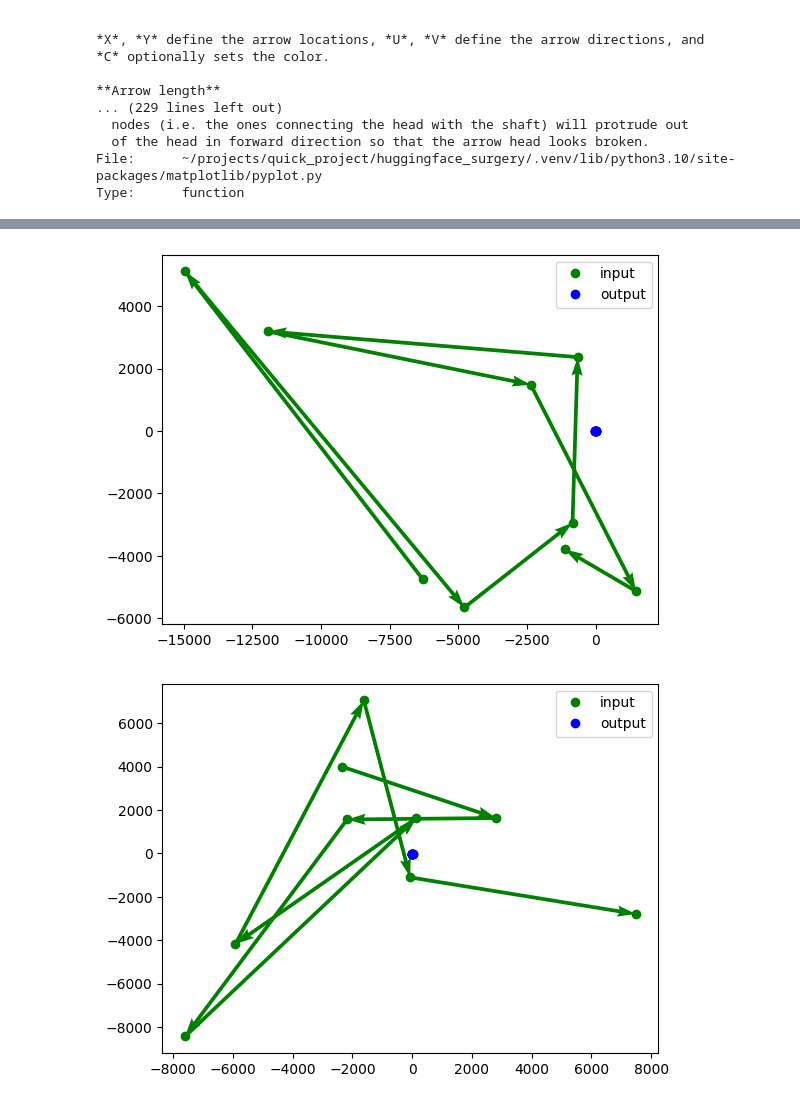
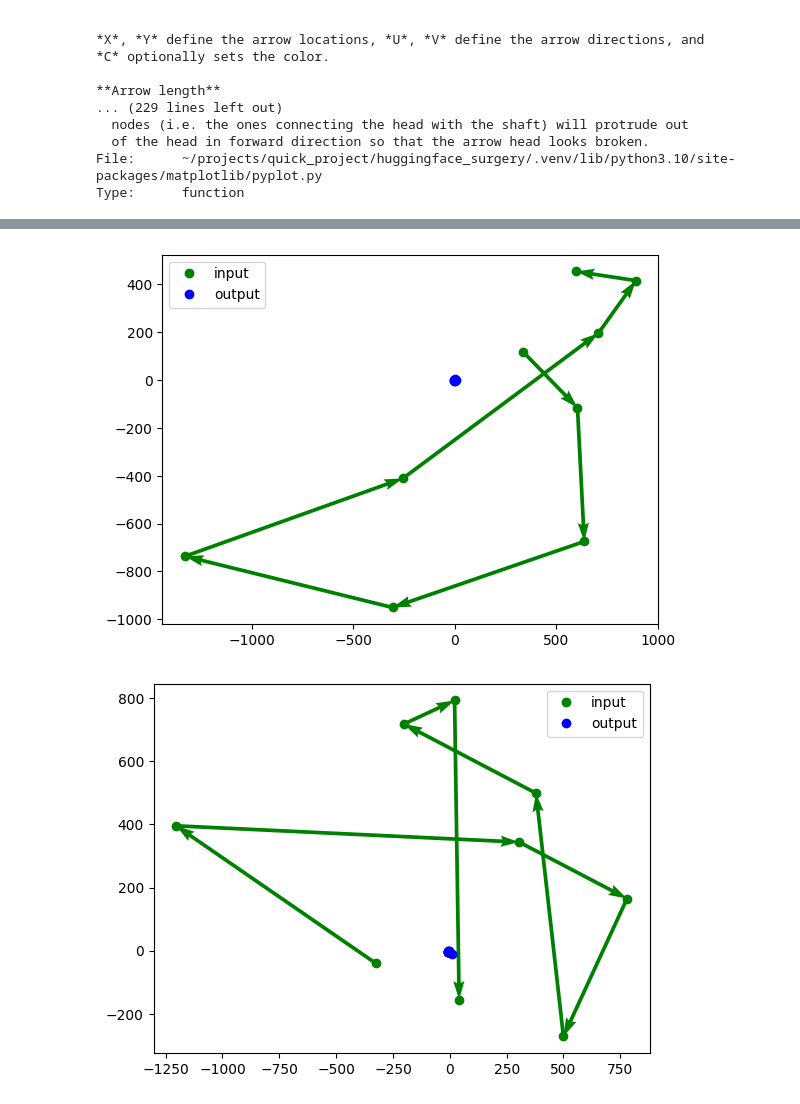
Before and after one commit to rcpaffenroth/iterativennsimple_extension, a Jupyter notebook: huggingface_surgery/notebooks/04-rcp-path-analysis.ipynb, the cells around one changed output, grey strips where cells are left out. Drawn from its saved outputs; the diff is of its cells as text; code cells hidden in the pictures.

```diff
--- a/huggingface_surgery/notebooks/04-rcp-path-analysis.ipynb
+++ b/huggingface_surgery/notebooks/04-rcp-path-analysis.ipynb
@@ -55 +111,3 @@ tensor(1390.7861, device='cuda:0')
+# %%
+X = X @ W
 # %%
@@ -59,3 +117,5 @@ tensor(438917.5000, device='cuda:0')
 # %%
-# project the input_points to two dimensions using pca in pytorch using svd
-U,S,V = torch.svd_lowrank(Y)
+
+# project the input points to two dimensions
+path1_points_2d = torch.matmul(X, V[:,:2])
+path2_points_2d = torch.matmul(Y, V[:,:2])
@@ -67,7 +122,7 @@ output_points_2d = torch.matmul(Y, V[:,:2])
 # %%
 # Ok, now go back to the original shapes for plotting
-input_points_2d = input_points_2d.reshape(number_of_paths, length_of_path-1, -1).cpu()
-output_points_2d = output_points_2d.reshape(number_of_paths, length_of_path-1, -1).cpu()
+path1_points_2d = path1_points_2d.reshape(number_of_paths, length_of_path-1, -1).cpu()
+path2_points_2d = path2_points_2d.reshape(number_of_paths, length_of_path-1, -1).cpu()
 # %%
 ?plt.quiver
 # %% [output]
@@ -91,19 +146,19 @@ Type:      function
 # %%
 plot_range = torch.arange(0,10)
 for i in range(4):
-    plt.plot(input_points_2d[i, plot_range, 0],
-             input_points_2d[i, plot_range, 1],
+    plt.plot(path1_points_2d[i, plot_range, 0],
+             path1_points_2d[i, plot_range, 1],
              'o', color='g', label='input')
-    x = input_points_2d[i, plot_range, 0]
-    y = input_points_2d[i, plot_range, 1]
+    x = path1_points_2d[i, plot_range, 0]
+    y = path1_points_2d[i, plot_range, 1]
     plt.quiver(x[:-1], y[:-1],x[1:]-x[:-1], y[1:]-y[:-1],
                color='g', angles='xy', scale_units='xy', scale=1)
 
-    plt.plot(output_points_2d[i, plot_range ,0],
-             output_points_2d[i, plot_range, 1],
+    plt.plot(path2_points_2d[i, plot_range ,0],
+             path2_points_2d[i, plot_range, 1],
              'o', color='b', label='output')
-    x = output_points_2d[i, plot_range, 0]
-    y = output_points_2d[i, plot_range, 1]
+    x = path2_points_2d[i, plot_range, 0]
+    y = path2_points_2d[i, plot_range, 1]
     plt.quiver(x[:-1], y[:-1],x[1:]-x[:-1], y[1:]-y[:-1],
                color='b', angles='xy', scale_units='xy', scale=1)
 
@@ -118,19 +173,19 @@ for i in range(4):
 # %%
 plot_range = torch.arange(106,115)
 for i in range(4):
-    plt.plot(input_points_2d[i, plot_range, 0],
-             input_points_2d[i, plot_range, 1],
+    plt.plot(path1_points_2d[i, plot_range, 0],
+             path1_points_2d[i, plot_range, 1],
              'o', color='g', label='input')
-    x = input_points_2d[i, plot_range, 0]
-    y = input_points_2d[i, plot_range, 1]
+    x = path1_points_2d[i, plot_range, 0]
+    y = path1_points_2d[i, plot_range, 1]
     plt.quiver(x[:-1], y[:-1],x[1:]-x[:-1], y[1:]-y[:-1],
                color='g', angles='xy', scale_units='xy', scale=1)
 
-    plt.plot(output_points_2d[i, plot_range ,0],
-             output_points_2d[i, plot_range, 1],
+    plt.plot(path2_points_2d[i, plot_range ,0],
+             path2_points_2d[i, plot_range, 1],
              'o', color='b', label='output')
-    x = output_points_2d[i, plot_range, 0]
-    y = output_points_2d[i, plot_range, 1]
+    x = path2_points_2d[i, plot_range, 0]
+    y = path2_points_2d[i, plot_range, 1]
     plt.quiver(x[:-1], y[:-1],x[1:]-x[:-1], y[1:]-y[:-1],
                color='b', angles='xy', scale_units='xy', scale=1)
 
@@ -143,5 +198,5 @@ for i in range(4):
-[figure, old version]
+[figure, new version]
-[figure, old version]
+[figure, new version]
 # %%
 plot_range = torch.arange(0,115)
 for i in range(4):
```
Also changed, not shown: parts of 21 cells of this notebook.
